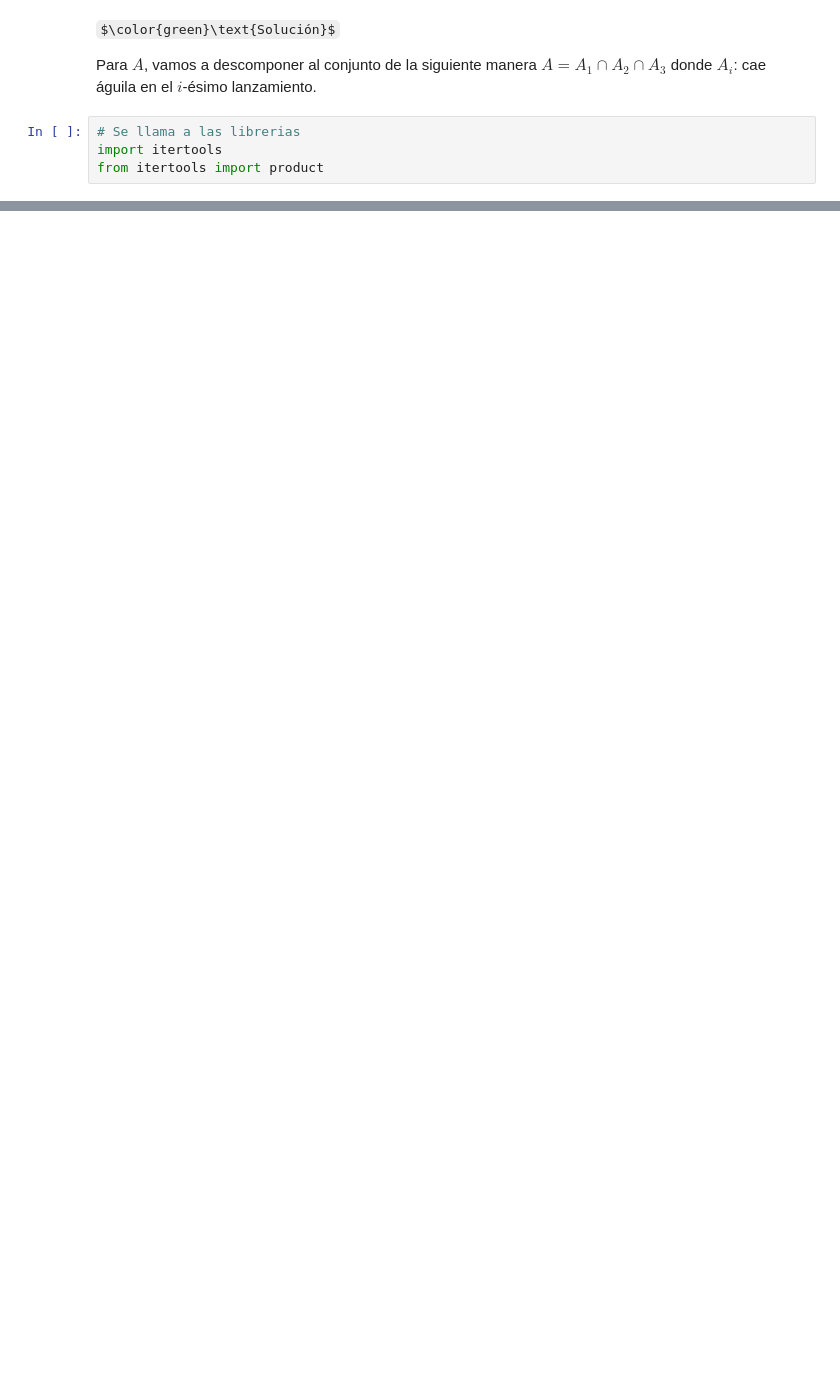
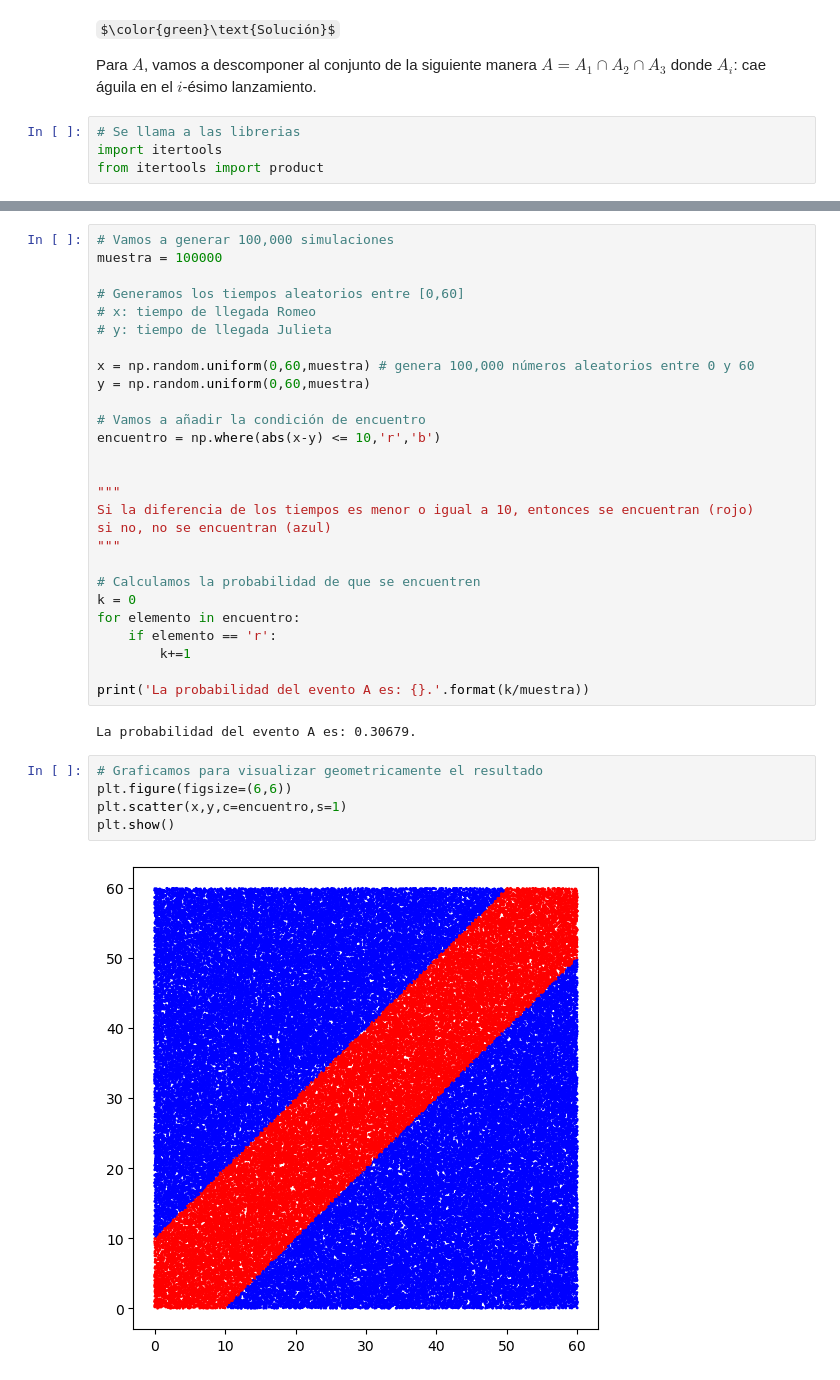
Before and after one commit to HarVazCo/Diplomado_TEyMD, a Jupyter notebook: Modulo2/Proyecto_final/Espacio_de_probabilidad.ipynb, the cells around one changed output, grey strips where cells are left out. Saved outputs shown, nothing was run; the diff lists cells and outputs as text; some formulas as TeX source; blank space fills up the shorter version.

Commit message:
Actualizo notebook de espacio de probabilidad 30 de Sep

```diff
--- a/Modulo2/Proyecto_final/Espacio_de_probabilidad.ipynb
+++ b/Modulo2/Proyecto_final/Espacio_de_probabilidad.ipynb
@@ -77,0 +163,36 @@ P(A)= 0.125
+# %%
+# Vamos a generar 100,000 simulaciones
+muestra = 100000
+
+# Generamos los tiempos aleatorios entre [0,60]
+# x: tiempo de llegada Romeo
+# y: tiempo de llegada Julieta
+
+x = np.random.uniform(0,60,muestra) # genera 100,000 números aleatorios entre 0 y 60
+y = np.random.uniform(0,60,muestra)
+
+# Vamos a añadir la condición de encuentro
+encuentro = np.where(abs(x-y) <= 10,'r','b')
+
+
+"""
+Si la diferencia de los tiempos es menor o igual a 10, entonces se encuentran (rojo)
+si no, no se encuentran (azul)
+"""
+
+# Calculamos la probabilidad de que se encuentren
+k = 0
+for elemento in encuentro:
+    if elemento == 'r':
+        k+=1
+
+print('La probabilidad del evento A es: {}.'.format(k/muestra))
+# %% [output]
+La probabilidad del evento A es: 0.30679.
+# %%
+# Graficamos para visualizar geometricamente el resultado
+plt.figure(figsize=(6,6))
+plt.scatter(x,y,c=encuentro,s=1)
+plt.show()
+# %% [output]
+[figure, added]
```
Also changed, not shown: parts of 15 cells of this notebook.
